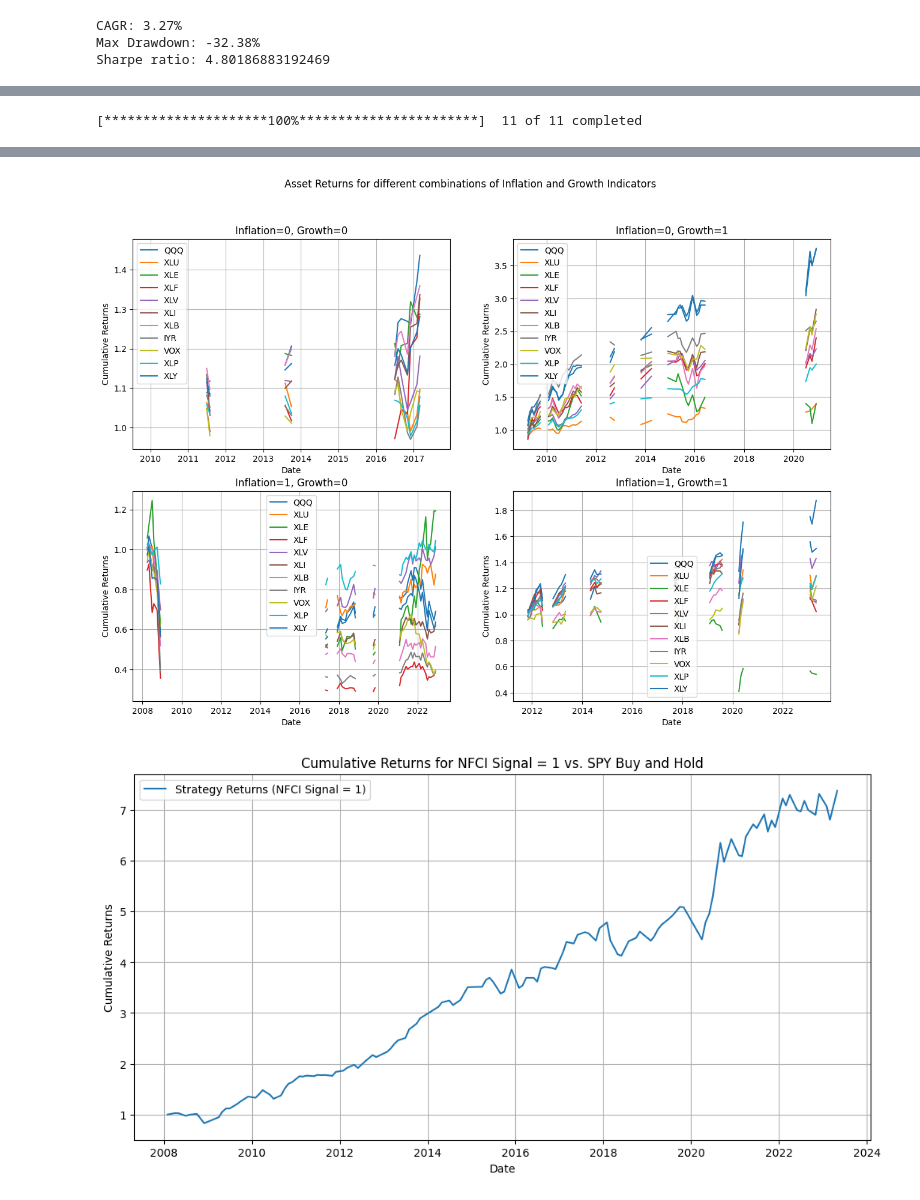
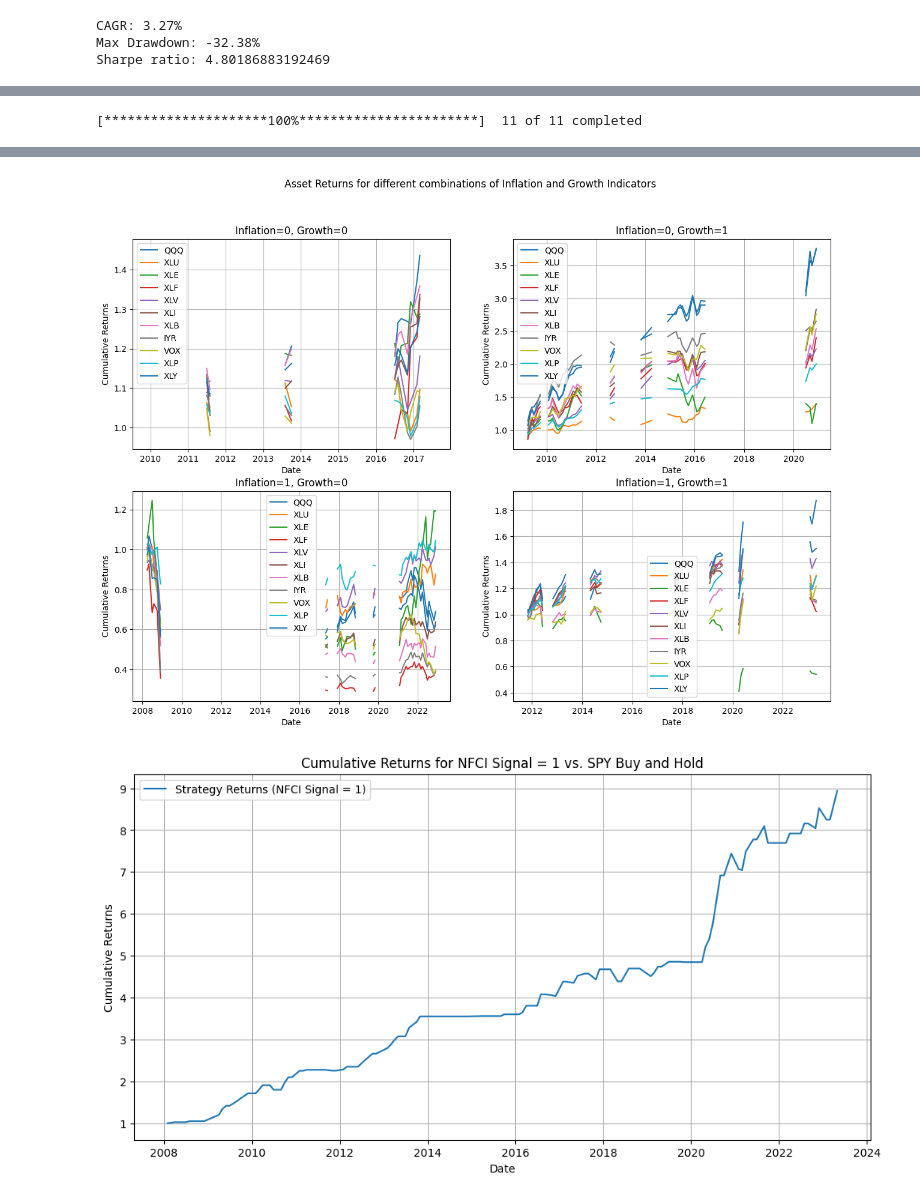
Before and after one commit to dkn-maida/farscape-investment, a Jupyter notebook: quadrants.ipynb, the cells around one changed output, grey strips where cells are left out. Cells and saved outputs as stored; diff of their text form; code cells hidden in the pictures.

```diff
--- a/quadrants.ipynb
+++ b/quadrants.ipynb
@@ -356,6 +222,22 @@ oil_price = fred.get_series('DCOILWTICO')
 oil_price = oil_price[oil_price > 0]  # Keep only positive values for log
 oil_log = np.log(oil_price.dropna())  # Drop NaN and calculate log
 spy_oil_log_ratio = np.log(spy_close).div(oil_log, axis=0)
+
+
+#Fetch NFCI data
+# Read the data
+nfci_data = pd.read_csv('nfci.csv')
+# Convert the 'DATE' column to datetime
+nfci_data['date'] = pd.to_datetime(nfci_data['DATE'])
+# Set the index to the 'date' column and drop the old 'DATE' column
+nfci_data.set_index('date', inplace=True)
+nfci_data.drop(columns=['DATE'], inplace=True)
+# Resample the data to daily frequency (use 'ffill' to forward fill the missing values)
+nfci_data_daily = nfci_data.resample("D").ffill()
+# Calculate the 14-day moving average
+nfci_data_daily['nfci_sma_14'] = nfci_data_daily['NFCI'].rolling(window=14).mean()
+# Create a signal
+nfci_data_daily['signal'] = np.where(nfci_data_daily['NFCI'] < nfci_data_daily['nfci_sma_14'], 1, 0)
 
 # Initialize Indicators
 inflation_indicator = pd.Series(index=cpi_df.index)
@@ -401,6 +283,8 @@ indicators = indicators.dropna()
 
 # After computing the indicators, merge them with asset data
 merged_data = pd.concat([asset_data, indicators], axis=1).dropna()
+# After computing the indicators, merge them with asset data and NFCI signal
+merged_data = pd.concat([asset_data, indicators, nfci_data_daily['signal']], axis=1).dropna()
 
 # Compute daily returns for assets
 for asset in assets:
@@ -450,35 +334,85 @@ plt.show()
 # Initialize portfolio
 portfolio = pd.Series(index=merged_data.index)
 
 # Define the investment strategy
 for date in merged_data.index:
     inflation_indicator = merged_data.loc[date, 'inflation_indicator']
     growth_indicator = merged_data.loc[date, 'growth_indicator']
+    signal= merged_data.loc[date, 'signal']
 
-    if inflation_indicator == 0 and growth_indicator == 1:
+    if inflation_indicator == 0 and growth_indicator == 1 and signal == 1:
         portfolio[date] = merged_data.loc[date, 'qqq_returns']
-    elif inflation_indicator == 1 and growth_indicator == 1:
+    elif inflation_indicator == 1 and growth_indicator == 1 and signal == 1:
         portfolio[date] = merged_data.loc[date, 'xlp_returns']
-    elif inflation_indicator == 1 and growth_indicator == 0:
+    elif inflation_indicator == 1 and growth_indicator == 0 and signal == 1:
         portfolio[date] = merged_data.loc[date, 'xlp_returns']
-    elif inflation_indicator == 0 and growth_indicator == 0:
+    elif inflation_indicator == 0 and growth_indicator == 0 and signal == 1:
         portfolio[date] = merged_data.loc[date, 'qqq_returns']
 
 # Calculate cumulative portfolio returns
 portfolio_cumulative_returns = (1 + portfolio.fillna(0)).cumprod()
 qqq_cumulative_returns = (1 + spy_returns.fillna(0)).cumprod()
 
 # Plot cumulative returns
 plt.figure(figsize=(12, 6))
 plt.plot(portfolio_cumulative_returns, label='Strategy Returns (NFCI Signal = 1)')
 plt.legend()
 plt.xlabel('Date')
 plt.ylabel('Cumulative Returns')
 plt.title('Cumulative Returns for NFCI Signal = 1 vs. SPY Buy and Hold')
 plt.grid()
 plt.show()
+
+
+def calculate_cagr(start_value, end_value, periods):
+    """
+    Compute the Compound Annual Growth Rate
+    :param start_value: the initial value of the investment
+    :param end_value: the final value of the investment
+    :param periods: number of periods
+    :return: Compound Annual Growth Rate
+    """
+    return (end_value / start_value) ** (1/periods) - 1
+
+def calculate_max_drawdown(returns):
+    """
+    Compute Maximum Drawdown
+    :param returns: Portfolio or asset returns
+    :return: Maximum drawdown
+    """
+    cumulative_returns = (1 + returns).cumprod()
+    return (cumulative_returns.div(cumulative_returns.cummax()) - 1).min()
+
+
+# Calculate CAGR
+start_value = portfolio_cumulative_returns.iloc[0]
+end_value = portfolio_cumulative_returns.iloc[-1]
+periods = (portfolio_cumulative_returns.index[-1] - portfolio_cumulative_returns.index[0]).days / 365.25
+cagr = calculate_cagr(start_value, end_value, periods)
+print(f'CAGR: {cagr}')
+
+# Calculate Max Drawdown
+max_drawdown = calculate_max_drawdown(portfolio)
+print(f'Max Drawdown: {max_drawdown}')
+
+# Fetch QQQ data
+qqq_data = yf.download('QQQ', start='2008-01-01', end='2023-06-19')['Close']
+qqq_returns = qqq_data.pct_change()
+
+# Calculate cumulative returns for QQQ
+qqq_cumulative_returns = (1 + qqq_returns.fillna(0)).cumprod()
+
+# Plot cumulative QQQ returns
+plt.figure(figsize=(12, 6))
+plt.plot(qqq_cumulative_returns.index, qqq_cumulative_returns, label='QQQ', color='blue')
+plt.legend()
+plt.xlabel('Date')
+plt.ylabel('Cumulative Returns')
+plt.title('QQQ Cumulative Returns')
+plt.grid()
+plt.show()
 # %% [output]
 [*********************100%***********************]  11 of 11 completed
 [figure]
 [figure]
-[figure, old version]
+[figure, new version]
```
Also changed, not shown: parts of 3 cells of this notebook, 24 other files.
